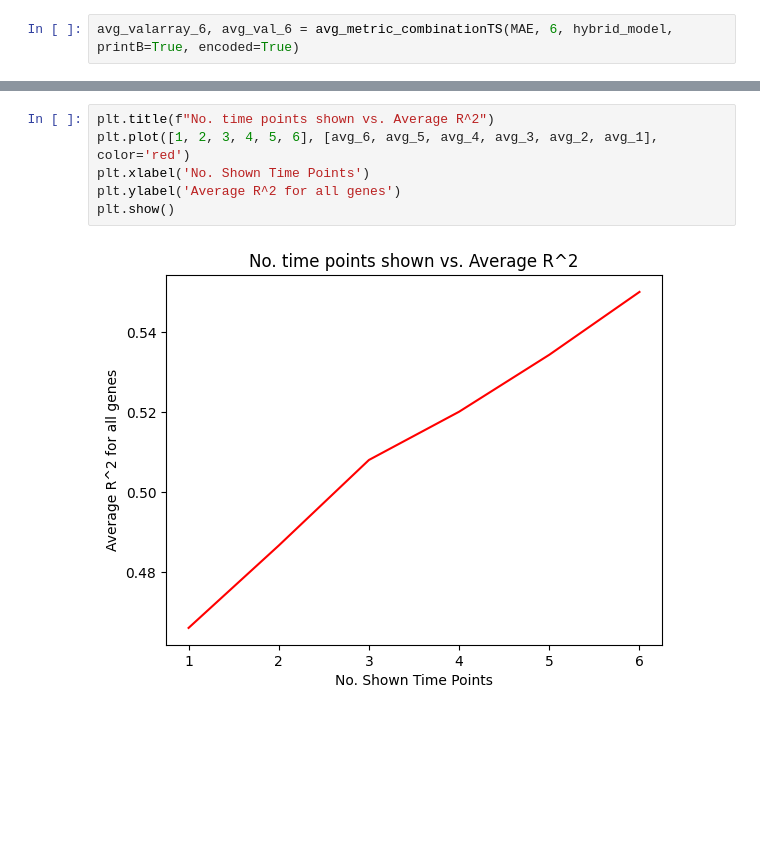
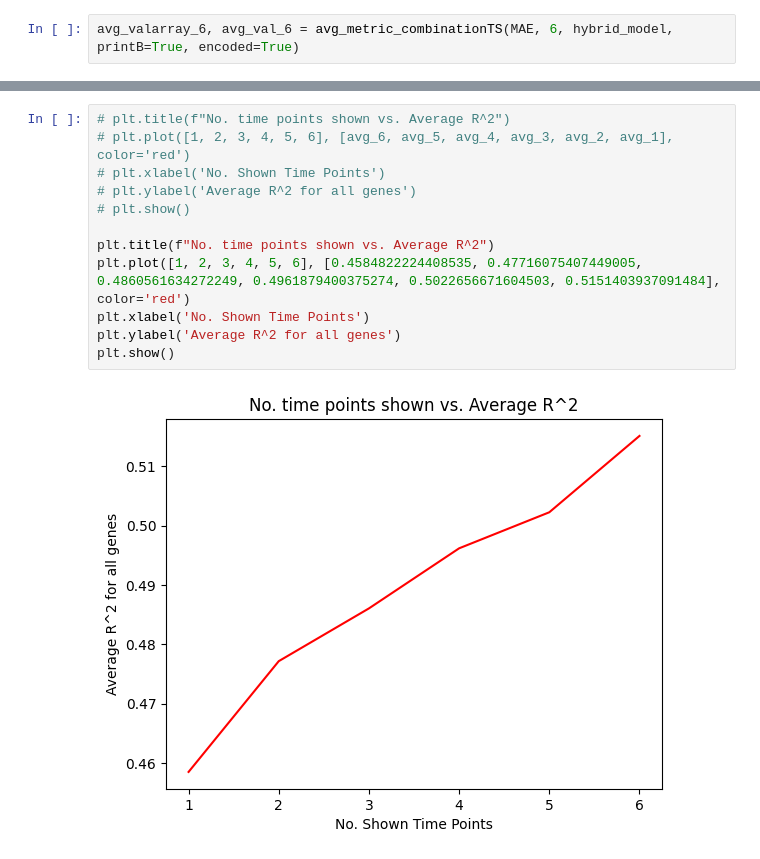
Before and after one commit to Michell203/DingLab, a Jupyter notebook: DLabCode.ipynb, the cells around one changed output, grey strips where cells are left out. Cells and saved outputs as stored; diff of their text form; blank space fills up the shorter version.

```diff
--- a/DLabCode.ipynb
+++ b/DLabCode.ipynb
@@ -1532,8 +1271,14 @@ Average R^2: 0.4660155068958624
 # %%
+# plt.title(f"No. time points shown vs. Average R^2")
+# plt.plot([1, 2, 3, 4, 5, 6], [avg_6, avg_5, avg_4, avg_3, avg_2, avg_1], color='red')
+# plt.xlabel('No. Shown Time Points')
+# plt.ylabel('Average R^2 for all genes')
+# plt.show()
+
 plt.title(f"No. time points shown vs. Average R^2")
-plt.plot([1, 2, 3, 4, 5, 6], [avg_6, avg_5, avg_4, avg_3, avg_2, avg_1], color='red')
+plt.plot([1, 2, 3, 4, 5, 6], [0.4584822224408535, 0.47716075407449005, 0.4860561634272249, 0.4961879400375274, 0.5022656671604503, 0.5151403937091484], color='red')
 plt.xlabel('No. Shown Time Points')
 plt.ylabel('Average R^2 for all genes')
 plt.show()
 # %% [output]
-[figure, old version]
+[figure, new version]
```
Also changed, not shown: parts of 40 cells of this notebook.
